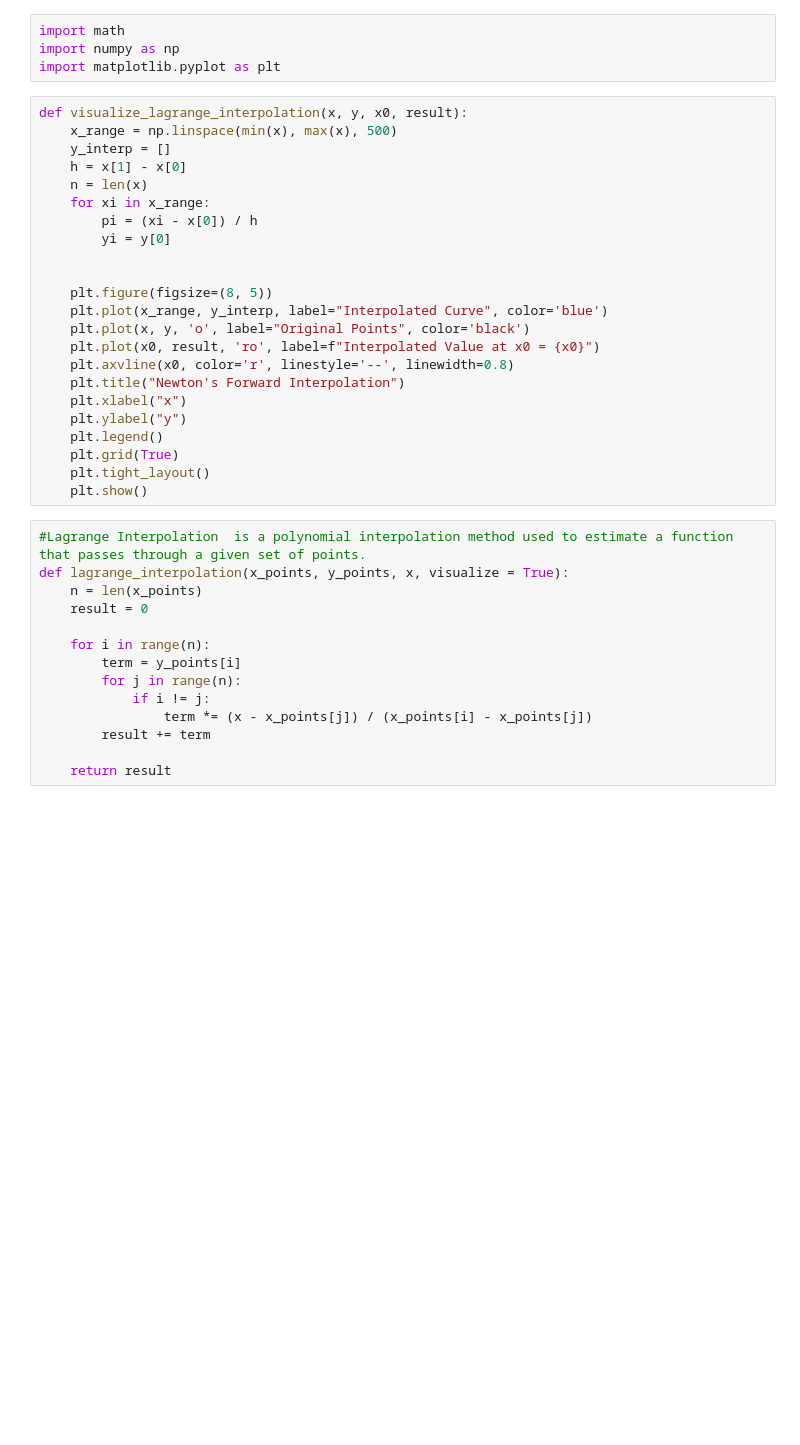
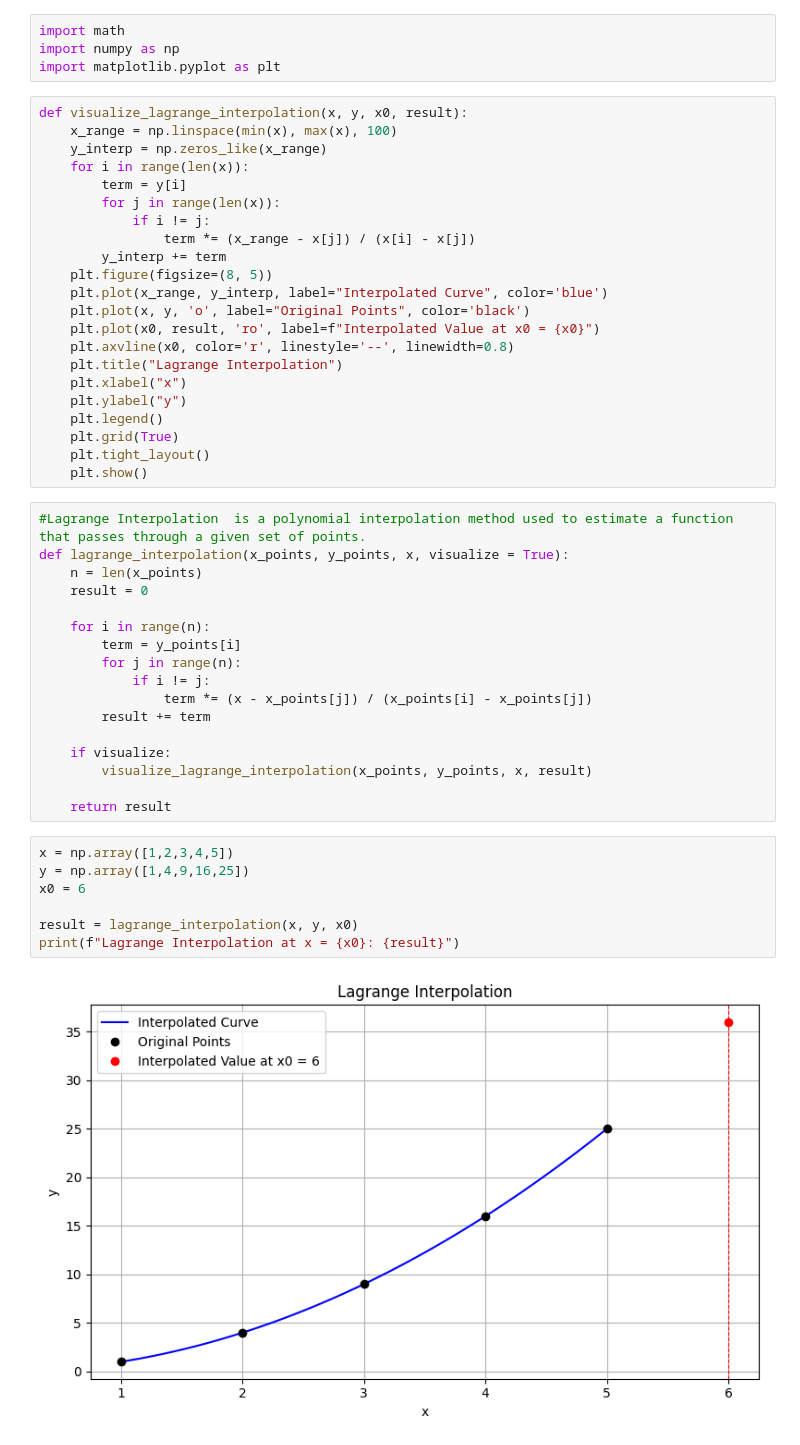
Before and after one commit to nyanko3434/Year-2_Part-II_Numerical_Method_Lab, a Jupyter notebook: Lab2/Lagrange_Interpolation.ipynb, the cells around one changed output. Saved outputs shown, nothing was run; the diff lists cells and outputs as text; blank space fills up the shorter version.

```diff
--- a/Lab2/Lagrange_Interpolation.ipynb
+++ b/Lab2/Lagrange_Interpolation.ipynb
@@ -4,21 +4,20 @@ import numpy as np
 import matplotlib.pyplot as plt
 # %%
 def visualize_lagrange_interpolation(x, y, x0, result):
-    x_range = np.linspace(min(x), max(x), 500)
-    y_interp = []
-    h = x[1] - x[0]
-    n = len(x)
-    for xi in x_range:
-        pi = (xi - x[0]) / h
-        yi = y[0]
-
-
+    x_range = np.linspace(min(x), max(x), 100)
+    y_interp = np.zeros_like(x_range)
+    for i in range(len(x)):
+        term = y[i]
+        for j in range(len(x)):
+            if i != j:
+                term *= (x_range - x[j]) / (x[i] - x[j])
+        y_interp += term
     plt.figure(figsize=(8, 5))
     plt.plot(x_range, y_interp, label="Interpolated Curve", color='blue')
     plt.plot(x, y, 'o', label="Original Points", color='black')
     plt.plot(x0, result, 'ro', label=f"Interpolated Value at x0 = {x0}")
     plt.axvline(x0, color='r', linestyle='--', linewidth=0.8)
-    plt.title("Newton's Forward Interpolation")
+    plt.title("Lagrange Interpolation")
     plt.xlabel("x")
     plt.ylabel("y")
     plt.legend()
@@ -38,4 +37,16 @@ def lagrange_interpolation(x_points, y_points, x, visualize = True):
                 term *= (x - x_points[j]) / (x_points[i] - x_points[j])
         result += term
 
+    if visualize:
+        visualize_lagrange_interpolation(x_points, y_points, x, result)
+
     return result
+# %%
+x = np.array([1,2,3,4,5])
+y = np.array([1,4,9,16,25])
+x0 = 6
+
+result = lagrange_interpolation(x, y, x0)
+print(f"Lagrange Interpolation at x = {x0}: {result}")
+# %% [output]
+[figure, added]
```
Also changed, not shown: parts of 3 cells of this notebook, 2 other files.
